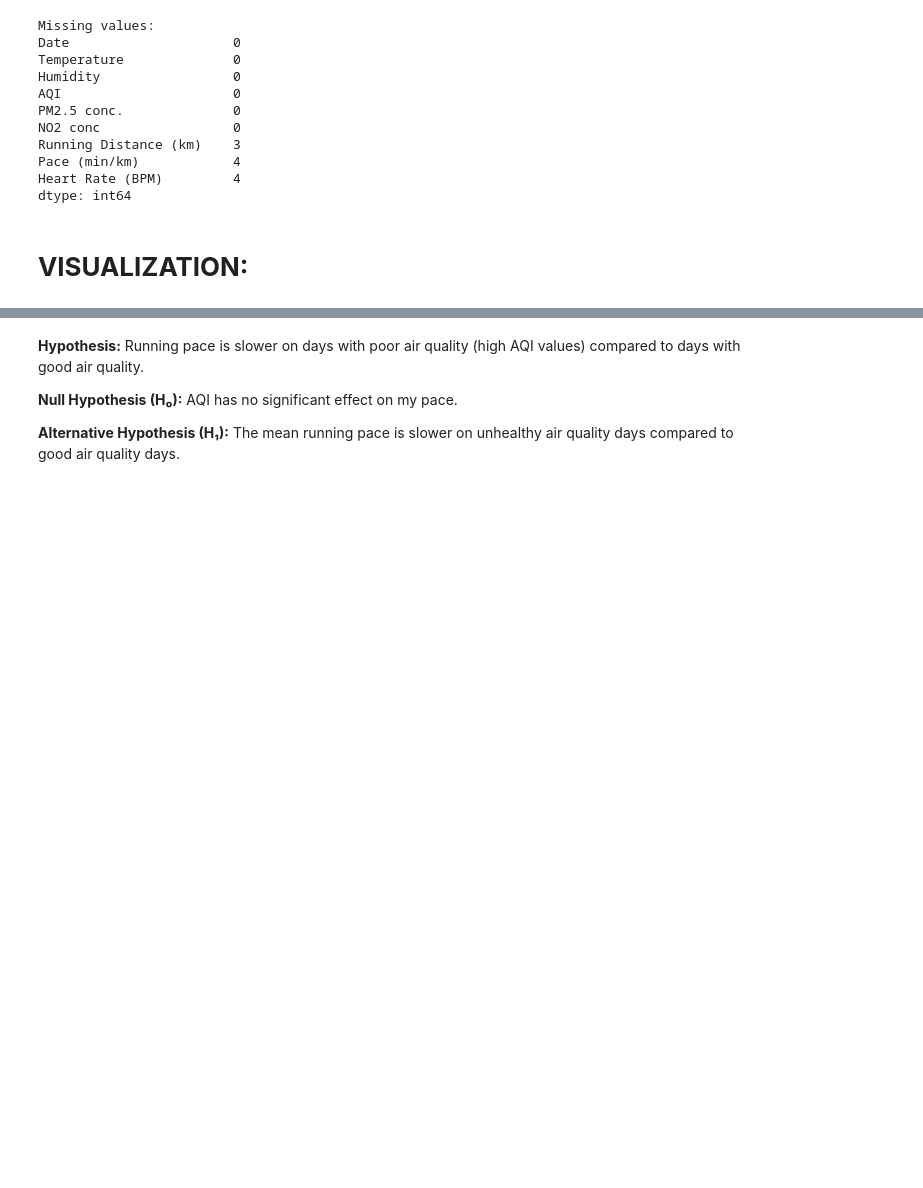
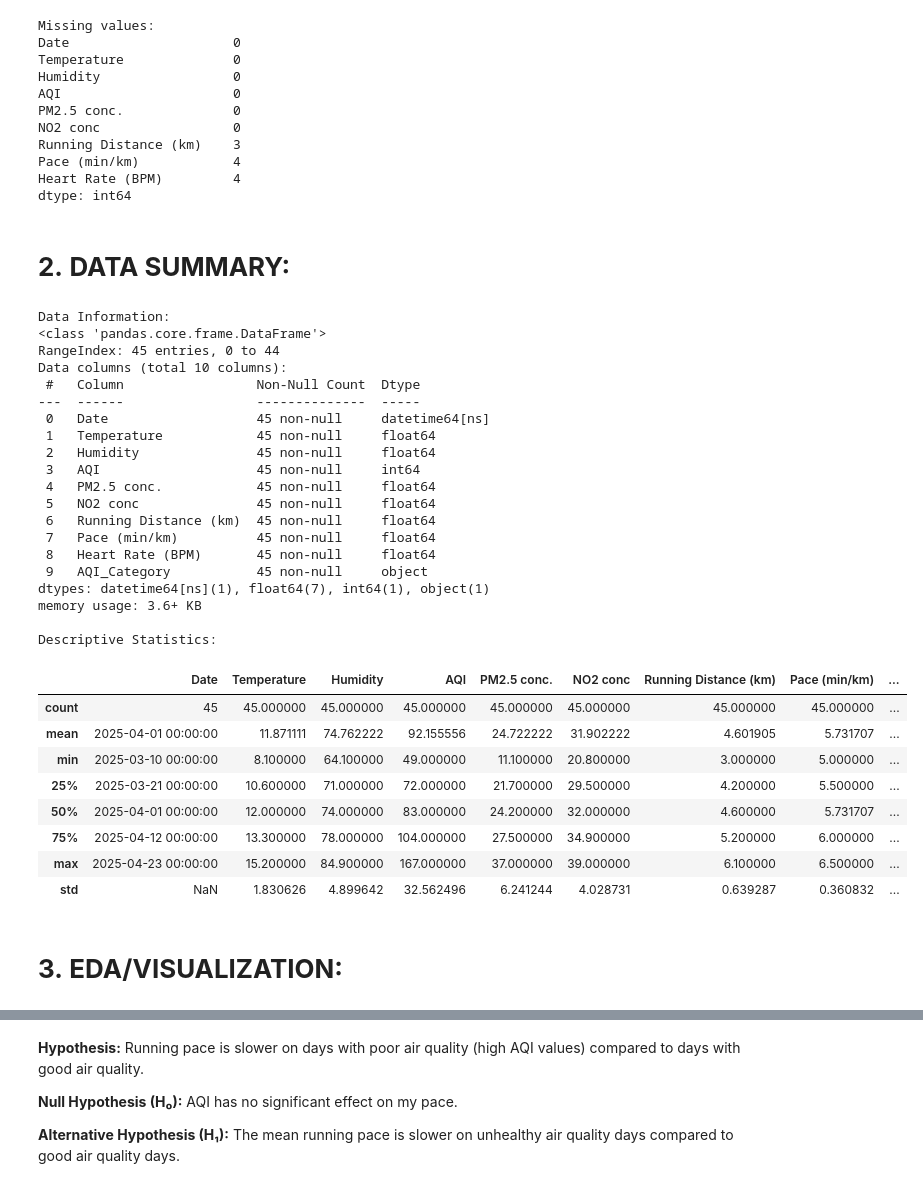
Before and after one commit to yagmurtomruk/DSA210TermProject, a Jupyter notebook: EDA_HypothesisTesting.ipynb, the cells around one changed output, grey strips where cells are left out. Drawn from its saved outputs; the diff is of its cells as text; code cells hidden in the pictures; blank space fills up the shorter version.

```diff
--- a/EDA_HypothesisTesting.ipynb
+++ b/EDA_HypothesisTesting.ipynb
@@ -30,8 +32,6 @@ Running Distance (km)    3
 Pace (min/km)            4
 Heart Rate (BPM)         4
 dtype: int64
-# %% [markdown]
-# **VISUALIZATION:**
 # %%
 # Categorizing the AQI values:
 
@@ -46,5 +46,49 @@ def categorize_aqi(aqi):
         return "Unhealthy"
 
 df["AQI_Category"] = df["AQI"].apply(categorize_aqi)
+# %% [markdown]
+# **2.** **DATA SUMMARY:**
+# %%
+# Extracting basic information on the dataset:
+
+print("Data Information:")
+df.info()
+
+# Descriptive statistics
+
+print("\nDescriptive Statistics:")
+display(df.describe())
+# %% [output]
+Data Information:
+<class 'pandas.core.frame.DataFrame'>
+RangeIndex: 45 entries, 0 to 44
+Data columns (total 10 columns):
+ #   Column                 Non-Null Count  Dtype
+---  ------                 --------------  -----
+ 0   Date                   45 non-null     datetime64[ns]
+ 1   Temperature            45 non-null     float64
+ 2   Humidity               45 non-null     float64
+ 3   AQI                    45 non-null     int64
+ 4   PM2.5 conc.            45 non-null     float64
+ 5   NO2 conc               45 non-null     float64
+ 6   Running Distance (km)  45 non-null     float64
+ 7   Pace (min/km)          45 non-null     float64
+ 8   Heart Rate (BPM)       45 non-null     float64
+ 9   AQI_Category           45 non-null     object
+dtypes: datetime64[ns](1), float64(7), int64(1), object(1)
+memory usage: 3.6+ KB
+
+Descriptive Statistics:
+|  | Date | Temperature | Humidity | AQI | PM2.5 conc. | NO2 conc | Running Distance (km) | Pace (min/km) | ... |
+| count | 45 | 45.000000 | 45.000000 | 45.000000 | 45.000000 | 45.000000 | 45.000000 | 45.000000 | ... |
+| mean | 2025-04-01 00:00:00 | 11.871111 | 74.762222 | 92.155556 | 24.722222 | 31.902222 | 4.601905 | 5.731707 | ... |
+| min | 2025-03-10 00:00:00 | 8.100000 | 64.100000 | 49.000000 | 11.100000 | 20.800000 | 3.000000 | 5.000000 | ... |
+| 25% | 2025-03-21 00:00:00 | 10.600000 | 71.000000 | 72.000000 | 21.700000 | 29.500000 | 4.200000 | 5.500000 | ... |
+| 50% | 2025-04-01 00:00:00 | 12.000000 | 74.000000 | 83.000000 | 24.200000 | 32.000000 | 4.600000 | 5.731707 | ... |
+| 75% | 2025-04-12 00:00:00 | 13.300000 | 78.000000 | 104.000000 | 27.500000 | 34.900000 | 5.200000 | 6.000000 | ... |
+| max | 2025-04-23 00:00:00 | 15.200000 | 84.900000 | 167.000000 | 37.000000 | 39.000000 | 6.100000 | 6.500000 | ... |
+| std | NaN | 1.830626 | 4.899642 | 32.562496 | 6.241244 | 4.028731 | 0.639287 | 0.360832 | ... |
+# %% [markdown]
+# **3.** **EDA/VISUALIZATION:**
 # %%
 # Visualizations
```
Also changed, not shown: parts of 12 cells of this notebook.
